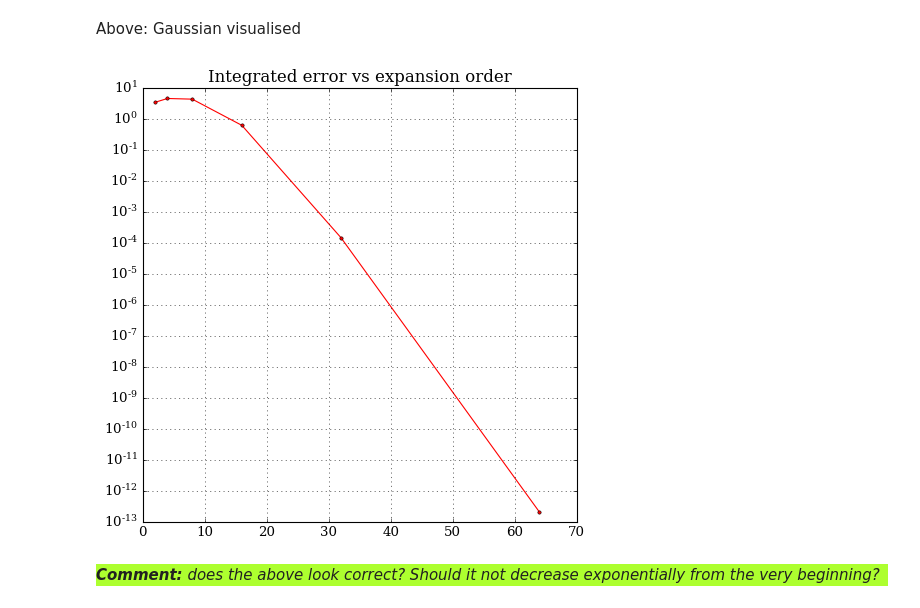
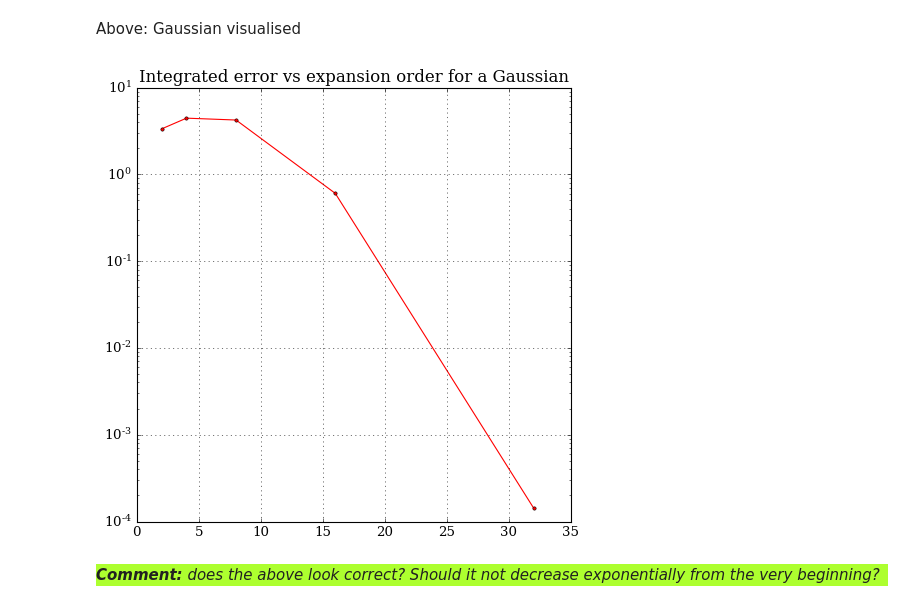
Before and after one commit to Yurlungur/summer_project, a Jupyter notebook: edge_detection/Nodal Differentiation Matrix TEST.ipynb, the cells around one changed output. Saved outputs shown, nothing was run; the diff lists cells and outputs as text; code cells hidden in the pictures.

```diff
--- a/edge_detection/Nodal Differentiation Matrix TEST.ipynb
+++ b/edge_detection/Nodal Differentiation Matrix TEST.ipynb
@@ -65,31 +65,31 @@ plt.plot(x, y_gauss)
 # %% [markdown]
 Above: Gaussian visualised
 # %%
-N_val = [2**(i+1) for i in range(6)]
+N_val = [2**(i+1) for i in range(5)]
 gauss_deriv = lambda x: -((x-mu)/sigma**2)*exp(-(x-mu)**2/(2.0*(sigma**2)))
 gauss_deriv = np.frompyfunc(gauss_deriv, 1, 1)
 err_N = np.empty(len(N_val))
 
 for idx, N in enumerate(N_val):
     w_j = pi/(N+1)*np.ones(N+1)
     x_j = T.Chebyshev.basis(N+1).roots()
     c2s, s2c = Vandermonde(N)
     nodalD = NodalD(N, c2s, s2c)
     gauss_j = gauss_v(x_j)
     analytical = gauss_deriv(x_j)
     computed = np.dot(nodalD, gauss_j)
     error = absolute(analytical-computed)
     err = sqrt(np.sum((error**2)*w_j))
     err_N[idx] = err
 
 #plot the result
 
 plt.clf()
-plt.title('Integrated error vs expansion order')
+plt.title('Integrated error vs expansion order for a Gaussian')
 plt.semilogy(N_val, err_N, 'ro-')
 plt.show()
 # %% [output]
-[figure, old version]
+[figure, new version]
 # %% [markdown]
 <p style="background-color:GreenYellow;">
 <i><b>Comment:</b> does the above look correct? Should it not decrease exponentially from the very beginning?</i></p>
```
